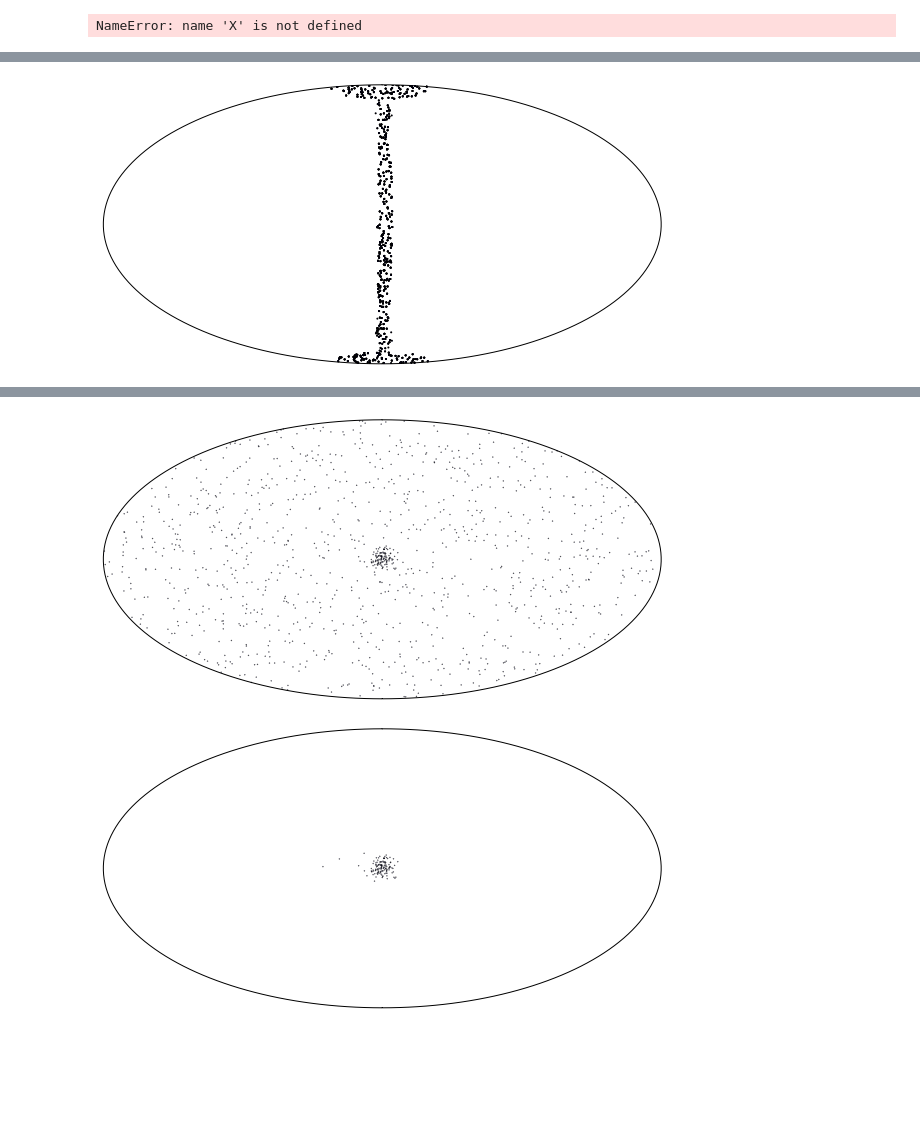
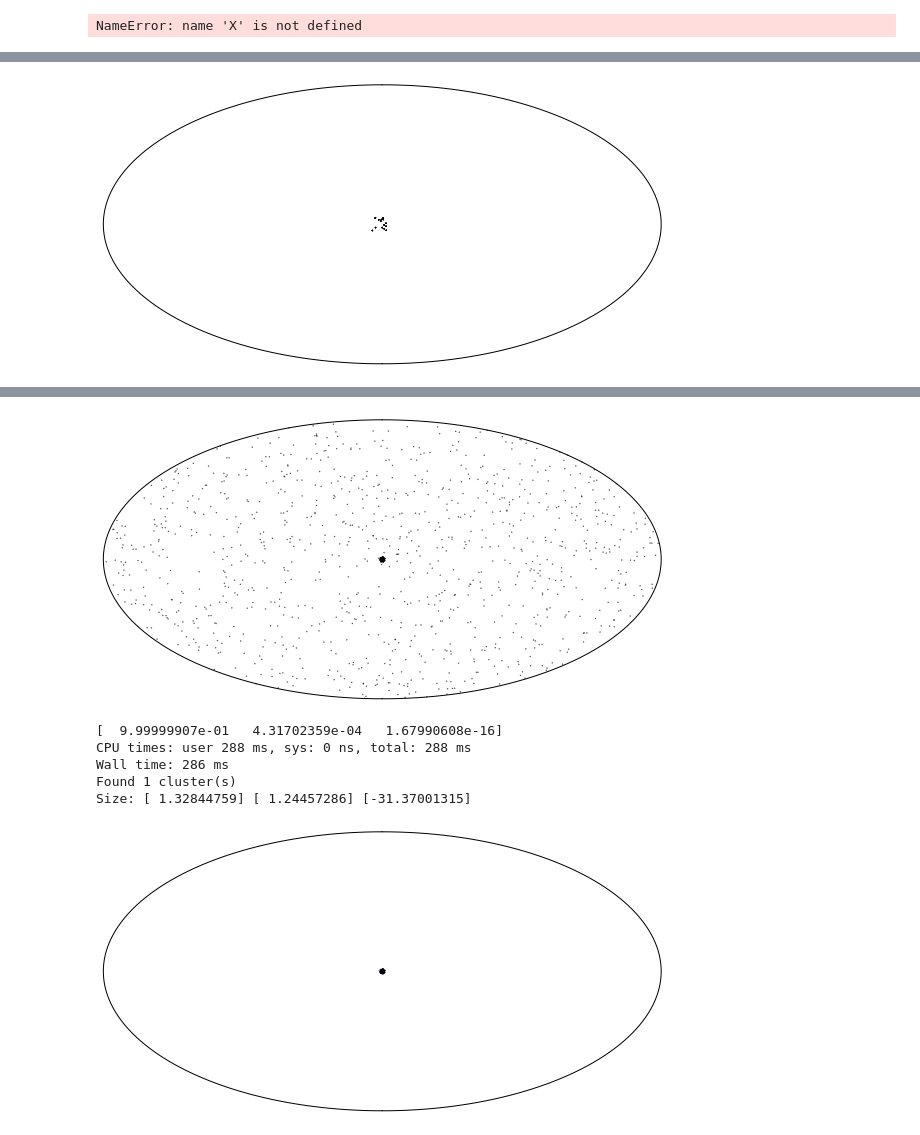
Before and after one commit to erccarls/time_var, a Jupyter notebook: Time_Var_DBSCAN/grid_indexing_test.ipynb, the cells around one changed output, grey strips where cells are left out. Drawn from its saved outputs; the diff is of its cells as text; code cells hidden in the pictures; blank space fills up the shorter version.

Commit message:
Fixed Major DBSCAN spherical indexing bug.  Results are now consistent.  Updated cluster size calculation for spherical coordinates (centroids not weighted)

```diff
--- a/Time_Var_DBSCAN/grid_indexing_test.ipynb
+++ b/Time_Var_DBSCAN/grid_indexing_test.ipynb
@@ -136,12 +139,12 @@ plt.figure(0,figsize=(10,10))
 m = Basemap(projection='hammer',lon_0=0)
 m.drawmapboundary(fill_color='#FFffff')
 
-for i in range(-85,85,2):
-    idx = get_grid_points(i,0)
+for i in range(-85,85,20):
+    idx = get_grid_points(0,359)
 
     if len(idx!=0):
         x, y = m(XY[idx],XX[idx])
-        plt.scatter(x,y,s=1)
+        plt.scatter(x,y,s=.1)
 plt.show()
 
 
@@ -157,7 +160,7 @@ def Vincenty_Form(XX,XY,i):
     num = np.divide( numerator,denom )
     return np.arctan(num)
 # %% [output]
-[figure, old version]
+[figure, new version]
 # %%
 def ApplyGaussianPSF(XMASTER, YMASTER, r_68):
         r = []
@@ -185,7 +188,7 @@ def AddCentralPointSource(X,Y,T):
     cy = np.random.ranf(1)*360.
     cx = .9*(np.rad2deg(np.arccos(2*np.random.ranf(1)-1.))-90.)
     ct = 0.
-    cx,cy,ct = 0,0,0
+    cx,cy,ct =0,0,0
 
     # pick burst length
     t_burst = 12*np.random.ranf()
@@ -199,7 +202,8 @@ def AddCentralPointSource(X,Y,T):
             N_sig_on = int(xs*50)
         if N_sig_on*t_burst>20:break
 
-    N_sig_on*=t_burst
+    N_sig_on, t_burst = 200, 6
+    #N_sig_on*=t_burst
 
     #f.write(str(cx) + ' ' + str(cy) + ' ' + str(ct) + ' ' + str(N_sig_on) + ' ' + str(t_burst))
     x,y,t = np.zeros(N_sig_on), np.zeros(N_sig_on), (np.random.ranf(N_sig_on)-0.5)*t_burst
@@ -222,12 +226,11 @@ def AddCentralPointSource(X,Y,T):
 from matplotlib import pyplot as plt
 from mpl_toolkits.basemap import Basemap
 import MCSTATS
-r_68=5.
+r_68=1.
 a=1.
-nMin=15
+nMin=25
 dens=2
 sizeT = 24
-
 
 
 
@@ -247,18 +250,4 @@ x, y = m(Y,X)
 plt.scatter(x,y,s=.1)
 
 mcSims = [[X,Y,T],]
-plt.figure(1,figsize=(10,10))
-m = Basemap(projection='hammer',lon_0=0)
-m.drawmapboundary(fill_color='#ffffff')
-%time scan = MCSTATS.DBSCAN_Compute_Clusters(mcSims, eps=r_68, timeScale=a, min_samples=nMin, numProcs=1,sigMethod='isotropic',inner=1.25, outer=2.0,plot=False,BGDensity=dens,TotalTime = sizeT,metric='spherical')
-#print scan[0].Coords
-for i in scan[0].Coords:
-    X,Y,T = np.transpose(i)
-    x, y  = m(Y,X)
-    plt.scatter(x,y,s=.1)
-print len(scan[0].Coords)
-
-
-#Y=np.append(Y,np.zeros(100))
-#X=np.append(X,np.linspace(-90,90,100))
 # %% [output]
@@ -268,2 +254,31 @@ Wall time: 201 ms
-[figure, old version]
+[figure, new version]
-[figure, removed]
+# %%
+
+
+#%load_ext autoreload
+%autoreload 2
+
+plt.figure(1,figsize=(10,10))
+m = Basemap(projection='hammer',lon_0=0)
+m.drawmapboundary(fill_color='#ffffff')
+%time scan = MCSTATS.DBSCAN_Compute_Clusters(mcSims, eps=r_68, timeScale=a, min_samples=nMin, numProcs=1,sigMethod='isotropic',inner=1.25, outer=2.0,plot=False,BGDensity=dens,TotalTime = sizeT,metric='spherical',indexing=True)
+#%time scan2 = MCSTATS.DBSCAN_Compute_Clusters(mcSims, eps=r_68, timeScale=a, min_samples=nMin, numProcs=1,sigMethod='isotropic',inner=1.25, outer=2.0,plot=False,BGDensity=dens,TotalTime = sizeT,metric='spherical',indexing=False)
+#print scan[0].Coords
+for i in scan[0].Coords:
+
+    X,Y,T = np.transpose(i)
+    x, y  = m(Y,X)
+    plt.scatter(x,y,s=.1)
+print 'Found', len(scan[0].Coords), 'cluster(s)'
+print 'Size:' , scan[0].Size95X, scan[0].Size95Y,scan[0].PA
+
+
+#if ((scan[0].Labels-scan2[0].Labels==0).all()):print 'Results are equal'
+#else: print 'Indexed results dont match'
+# %% [output]
+[  9.99999907e-01   4.31702359e-04   1.67990608e-16]
+CPU times: user 288 ms, sys: 0 ns, total: 288 ms
+Wall time: 286 ms
+Found 1 cluster(s)
+Size: [ 1.32844759] [ 1.24457286] [-31.37001315]
+[figure, added]
```
Also changed, not shown: parts of 5 cells of this notebook, 7 other files.
